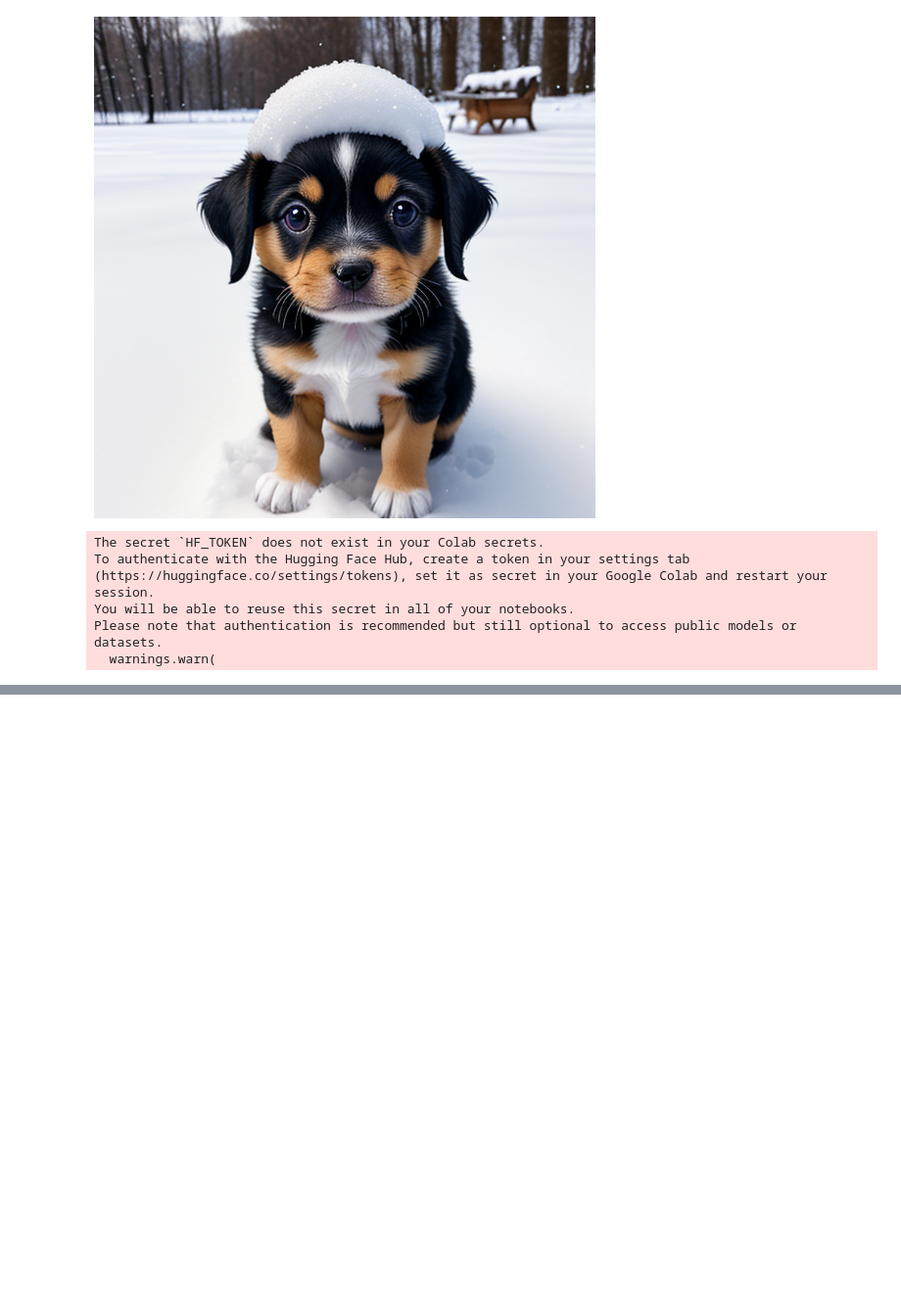
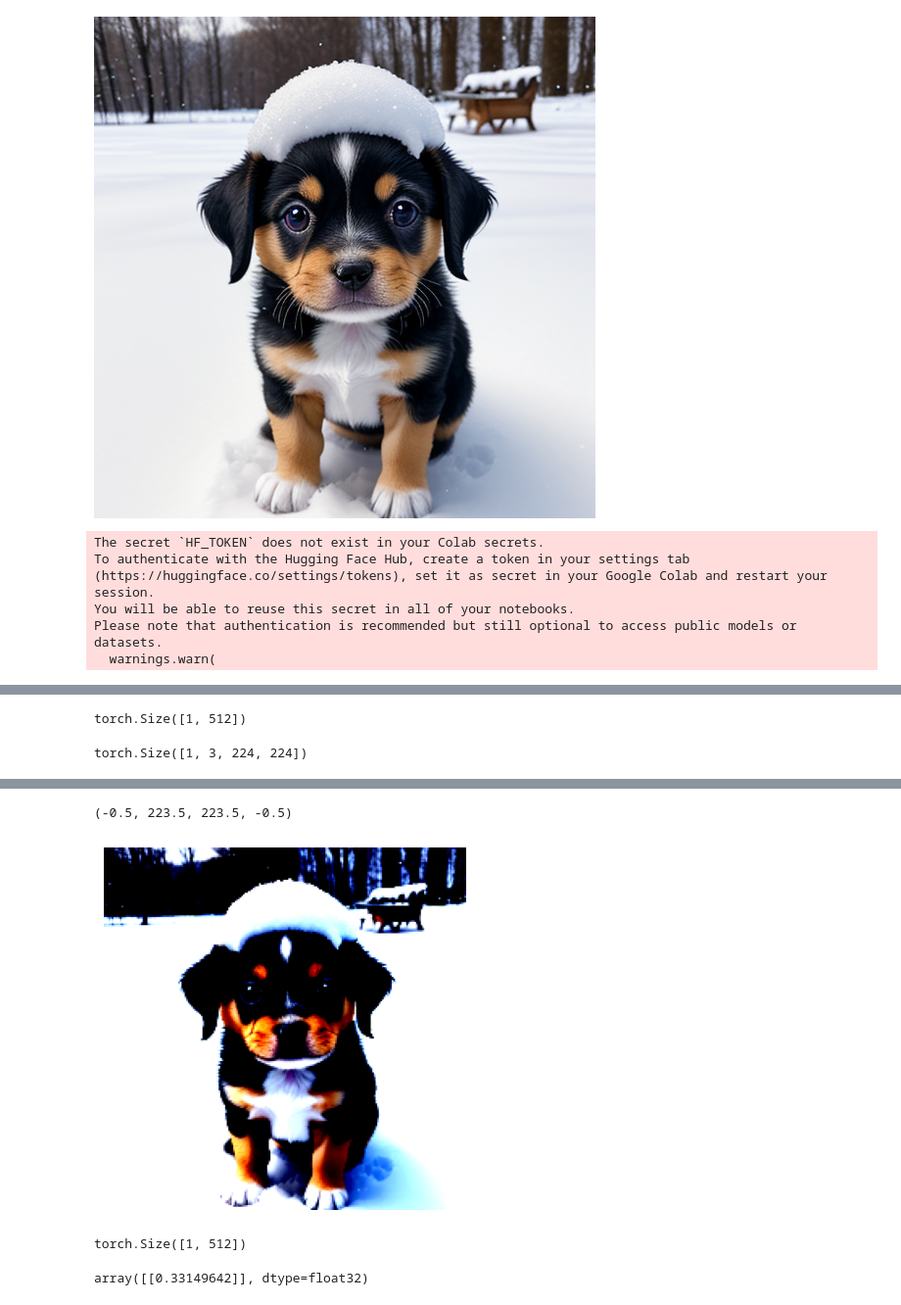
Before and after one commit to Ashishkhurana01/Hands-On-LLM, a Jupyter notebook: ch09_multimodal_LLMs.ipynb, the cells around one changed output, grey strips where cells are left out. Shown at 98% size. Drawn from its saved outputs; the diff is of its cells as text; code cells hidden in the pictures; blank space fills up the shorter version.

```diff
--- a/ch09_multimodal_LLMs.ipynb
+++ b/ch09_multimodal_LLMs.ipynb
@@ -40,0 +59,29 @@ Please note that authentication is recommended but still optional to access publ
+# %%
+# Create a text embedding
+text_embedding = model.get_text_features(**inputs)
+text_embedding.shape
+# %% [output]
+torch.Size([1, 512])
+# %%
+# Preprocess image
+processed_image = clip_processor(
+    text=None, images=image, return_tensors='pt'
+)['pixel_values']
+
+processed_image.shape
+# %% [output]
+torch.Size([1, 3, 224, 224])
+# %%
+import torch
+import numpy as np
+import matplotlib.pyplot as plt
+
+# Prepare image for visualization
+img = processed_image.squeeze(0)
+img = img.permute(*torch.arange(img.ndim - 1, -1, -1))
+img = np.einsum('ijk->jik', img)
+
+# Visualize preprocessed image
+plt.imshow(img)
+plt.axis('off')
+# %% [output]
@@ -40,0 +89,20 @@ Please note that authentication is recommended but still optional to access publ
+(-0.5, 223.5, 223.5, -0.5)
+[figure, added]
+# %%
+# Create the image embedding
+image_embedding = model.get_image_features(processed_image)
+image_embedding.shape
+# %% [output]
+torch.Size([1, 512])
+# %%
+# Normalize the embeddings
+text_embedding /= text_embedding.norm(dim=-1, keepdim=True)
+image_embedding /= image_embedding.norm(dim=-1, keepdim=True)
+
+# Calculate their similarity
+text_embedding = text_embedding.detach().cpu().numpy()
+image_embedding = image_embedding.detach().cpu().numpy()
+score = text_embedding @ image_embedding.T
+score
+# %% [output]
+array([[0.33149642]], dtype=float32)
```
Also changed, not shown: parts of 3 cells of this notebook.
